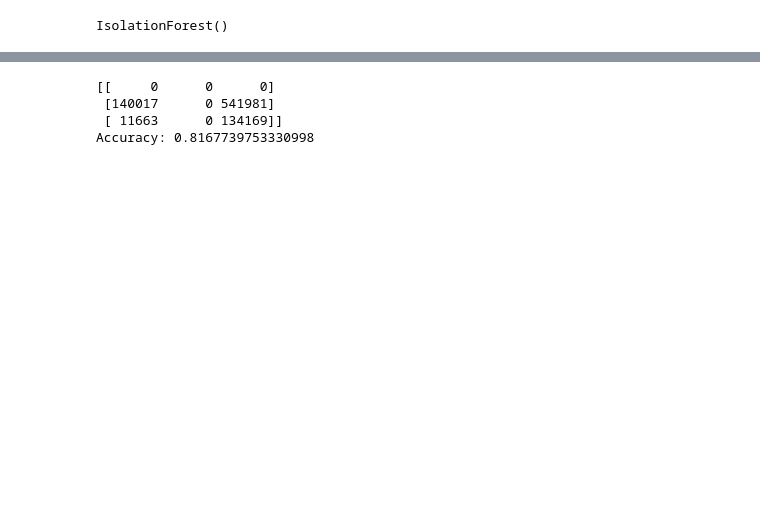
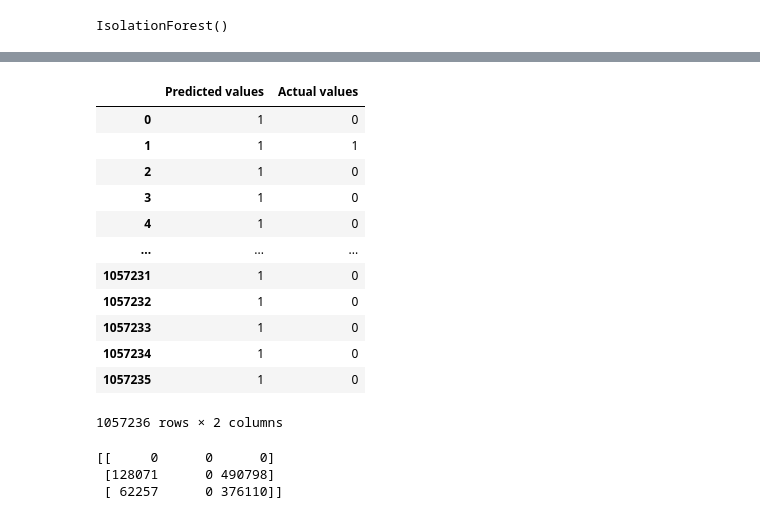
Before and after one commit to jurgen-tan-git/ML-Assignment2, a Jupyter notebook: Models/Isolation Forest.ipynb, the cells around one changed output, grey strips where cells are left out. Saved outputs shown, nothing was run; the diff lists cells and outputs as text; code cells hidden in the pictures; blank space fills up the shorter version.

```diff
--- a/Models/Isolation Forest.ipynb
+++ b/Models/Isolation Forest.ipynb
@@ -54,9 +44,24 @@ array([0.07953334, 0.12171945, 0.02138179, ..., 0.07537465, 0.07807452,
+# %%
+pred_data = pd.DataFrame({"Predicted values":y_pred, "Actual values":y_test})
+pred_data
+# %% [output]
+|  | Predicted values | Actual values |
+| 0 | 1 | 0 |
+| 1 | 1 | 1 |
+| 2 | 1 | 0 |
+| 3 | 1 | 0 |
+| 4 | 1 | 0 |
+| ... | ... | ... |
+| 1057231 | 1 | 0 |
+| 1057232 | 1 | 0 |
+| 1057233 | 1 | 0 |
+| 1057234 | 1 | 0 |
+| 1057235 | 1 | 0 |
+1057236 rows × 2 columns
 # %%
 cm= confusion_matrix(y_test,y_pred)
 print(cm)
-print("Accuracy:", list(y_pred).count(1)/y_pred.shape[0])
 # %% [output]
 [[     0      0      0]
- [140017      0 541981]
- [ 11663      0 134169]]
-Accuracy: 0.8167739753330998
+ [128071      0 490798]
+ [ 62257      0 376110]]
```
Also changed, not shown: parts of 11 cells of this notebook, 2 other files.
